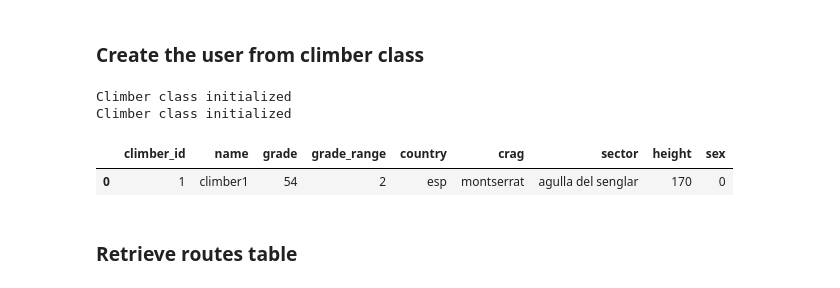
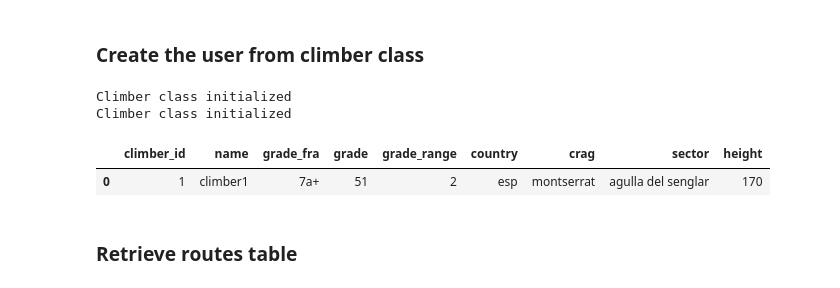
Before and after one commit to jordi-zaragoza/Climbing-Route-Recommender, a Jupyter notebook: src/5.route_recommender.ipynb, the cells around one changed output. Cells and saved outputs as stored; diff of their text form; code cells hidden in the pictures.

```diff
--- a/src/5.route_recommender.ipynb
+++ b/src/5.route_recommender.ipynb
@@ -11,14 +12,14 @@ In this notebook will perform the route recommending based on the user features
 ### Create the user from climber class
 # %%
 climber_1 = climber_class.climber()
-climber_2 = climber_class.climber()
+climber_2 = climber_class.climber(grade = '7a+')
 climber_2.set_attributes(cluster=[-3,4,11,-1,30,-29,3,2,8])
 display(climber_2.get_data())
 # %% [output]
 Climber class initialized
 Climber class initialized
-|  | climber_id | name | grade | grade_range | country | crag | sector | height | sex |
-| 0 | 1 | climber1 | 54 | 2 | esp | montserrat | agulla del senglar | 170 | 0 |
+|  | climber_id | name | grade_fra | grade | grade_range | country | crag | sector | height |
+| 0 | 1 | climber1 | 7a+ | 51 | 2 | esp | montserrat | agulla del senglar | 170 |
 # %% [markdown]
 ### Retrieve routes table
 # %%
```
Also changed, not shown: parts of 22 cells of this notebook, 33 other files.
